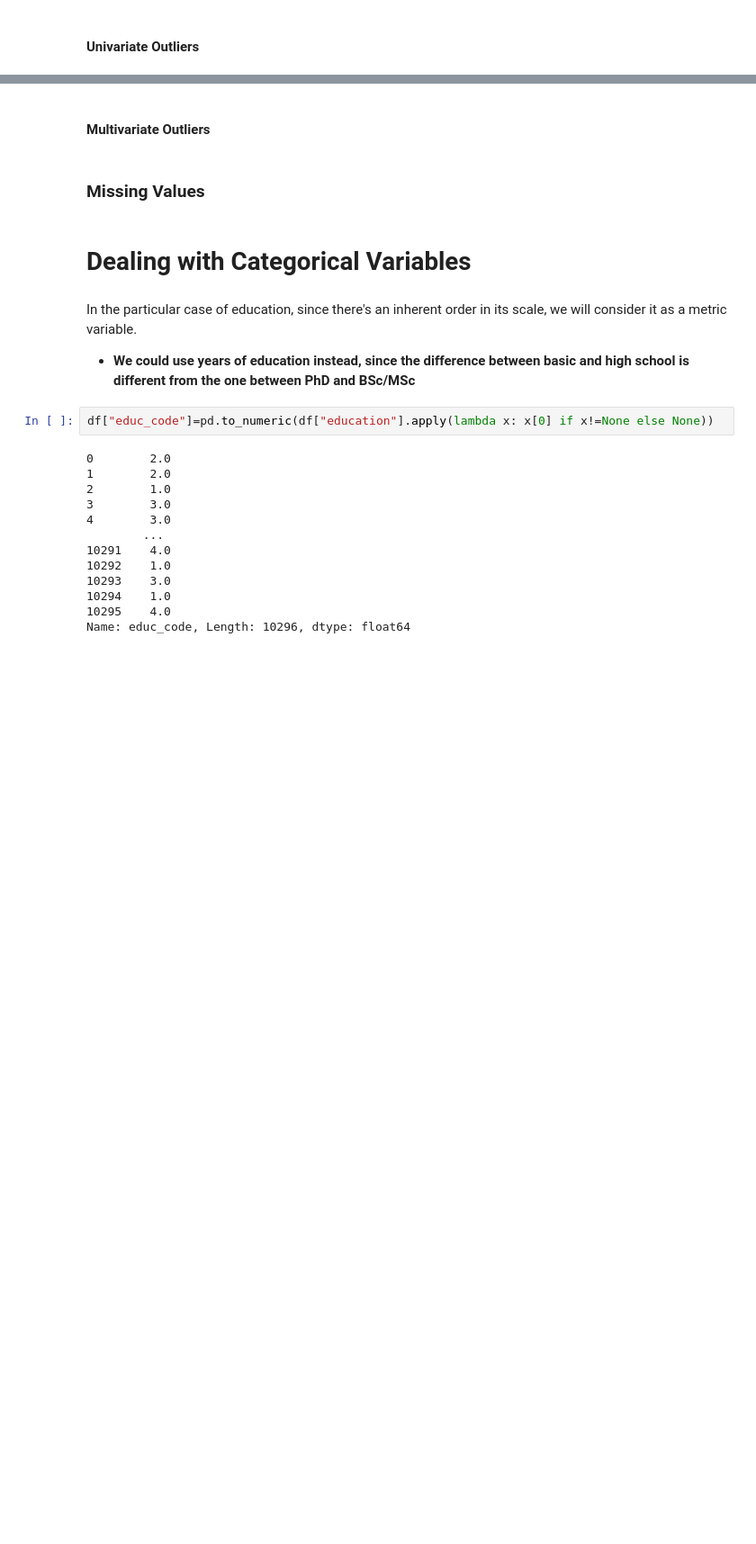
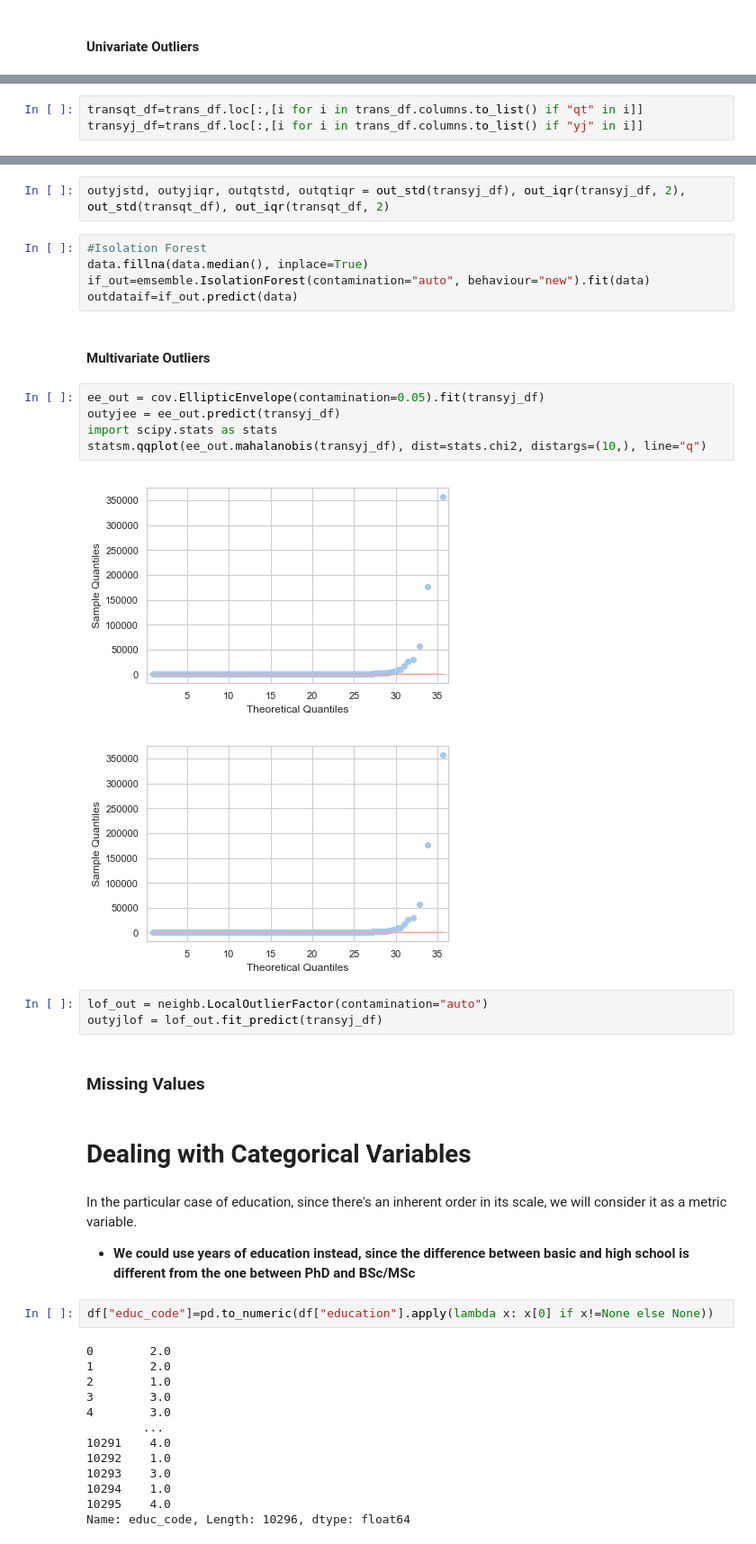
Before and after one commit to NovaIMSStudents/DataMiningFinalProject, a Jupyter notebook: DataAnalysisDM.ipynb, the cells around one changed output, grey strips where cells are left out. Shown at 90% size. Cells and saved outputs as stored; diff of their text form; blank space fills up the shorter version.

```diff
--- a/DataAnalysisDM.ipynb
+++ b/DataAnalysisDM.ipynb
@@ -503,0 +449,3 @@ df.loc[df["work_comp"]>750]
+# %%
+transqt_df=trans_df.loc[:,[i for i in trans_df.columns.to_list() if "qt" in i]]
+transyj_df=trans_df.loc[:,[i for i in trans_df.columns.to_list() if "yj" in i]]
@@ -504,5 +493,23 @@ df.loc[df["work_comp"]>750]
+# %%
+outyjstd, outyjiqr, outqtstd, outqtiqr = out_std(transyj_df), out_iqr(transyj_df, 2), out_std(transqt_df), out_iqr(transqt_df, 2)
+# %%
+#Isolation Forest
+data.fillna(data.median(), inplace=True)
+if_out=emsemble.IsolationForest(contamination="auto", behaviour="new").fit(data)
+outdataif=if_out.predict(data)
 # %% [markdown]
 #### Multivariate Outliers
+# %%
+ee_out = cov.EllipticEnvelope(contamination=0.05).fit(transyj_df)
+outyjee = ee_out.predict(transyj_df)
+import scipy.stats as stats
+statsm.qqplot(ee_out.mahalanobis(transyj_df), dist=stats.chi2, distargs=(10,), line="q")
+# %% [output]
+[figure, added]
+[figure, added]
+# %%
+lof_out = neighb.LocalOutlierFactor(contamination="auto")
+outyjlof = lof_out.fit_predict(transyj_df)
 # %% [markdown]
 ### Missing Values
 # %% [markdown]
```
Also changed, not shown: parts of 13 cells of this notebook.
